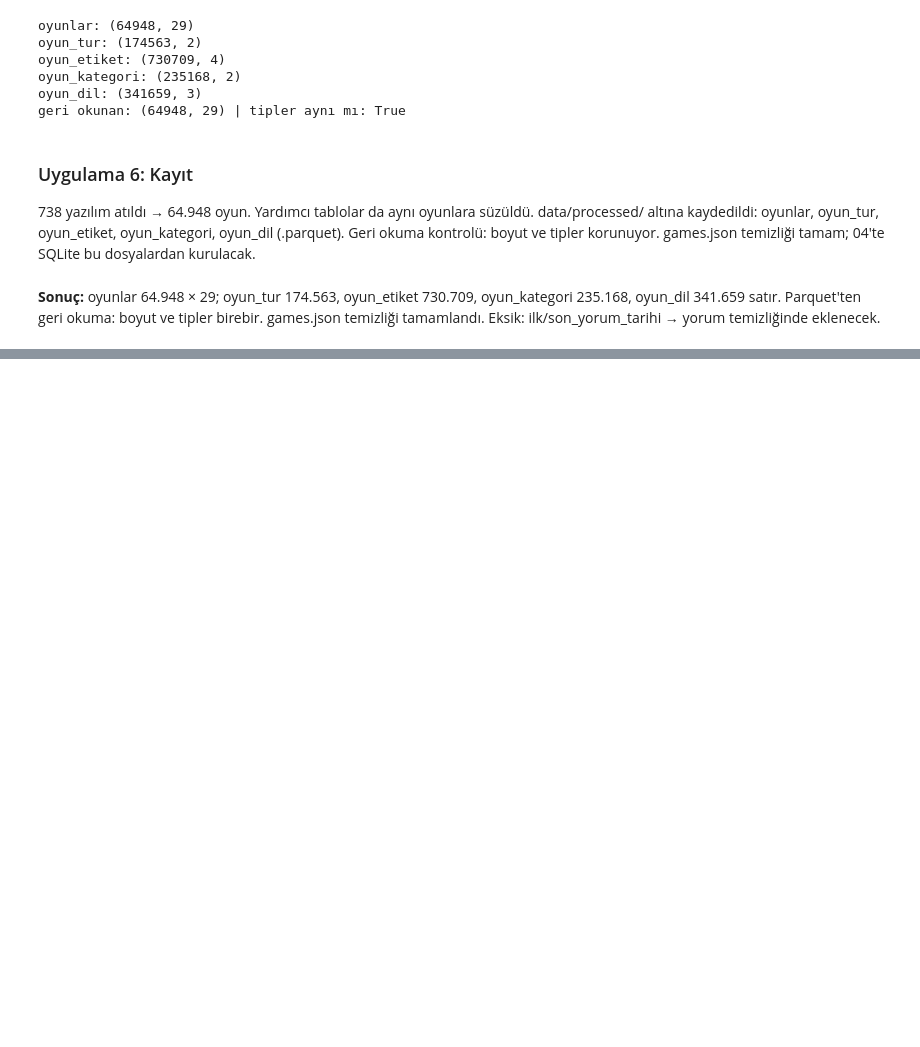
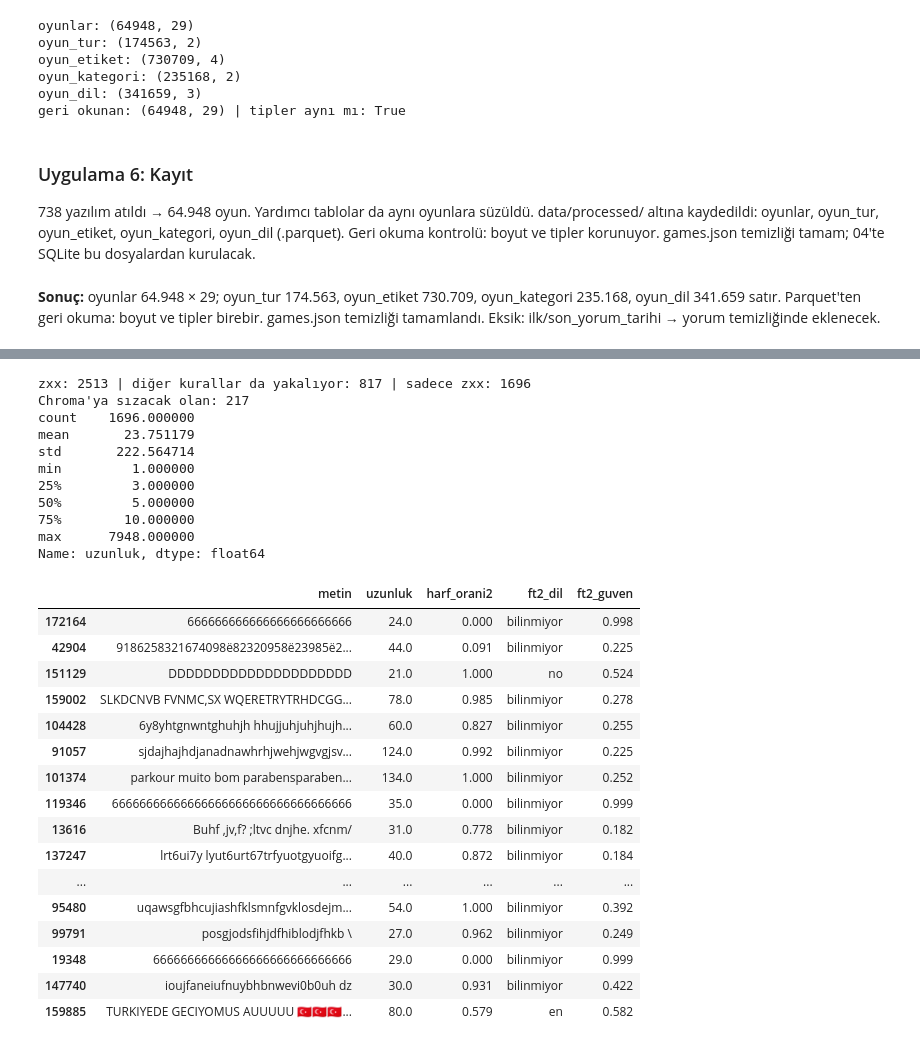
Before and after one commit to kaanaydin02/steam-oyun-asistani, a Jupyter notebook: notebooks/02_alt_kume_ve_temizlik.ipynb, the cells around one changed output, grey strips where cells are left out. Saved outputs shown, nothing was run; the diff lists cells and outputs as text; code cells hidden in the pictures; blank space fills up the shorter version.

```diff
--- a/notebooks/02_alt_kume_ve_temizlik.ipynb
+++ b/notebooks/02_alt_kume_ve_temizlik.ipynb
@@ -1695,0 +2253,28 @@ Eksik: ilk/son_yorum_tarihi → yorum temizliğinde eklenecek.
+# %%
+def ft_dil_bul_toplu2(metinler):
+    duz = [m.replace("\n", " ").replace("İ", "i").lower() if isinstance(m, str) else "" for m in metinler]
+    etiketler, olasiliklar = ft.predict(duz, k=1)
+    return [(None, 0.0) if not m.strip() else (e[0].replace("__label__", ""), min(float(o[0]), 1.0))
+            for m, e, o in zip(duz, etiketler, olasiliklar)]
+
+basla = time.time()
+ft_sonuc2 = ft_dil_bul_toplu2(dl["metin"])
+print("fastText (küçük harf) süre (sn):", round(time.time() - basla, 1))
+
+dl["ft2_ham"] = [s[0] for s in ft_sonuc2]
+dl["ft2_guven"] = [round(s[1], 3) for s in ft_sonuc2]
+dl["ft2_dil"] = [dil_karar(DIL_ESLEME.get(d, d), g) for d, g in zip(dl["ft2_ham"], dl["ft2_guven"])]
+
+dl.loc[harfsiz, ["dil", "ft_dil", "ft2_dil"]] = "bilinmiyor"
+
+print("bilinmiyor → py3langid:", (dl["dil"] == "bilinmiyor").sum(),
+      "| fastText:", (dl["ft_dil"] == "bilinmiyor").sum(),
+      "| fastText küçük harf:", (dl["ft2_dil"] == "bilinmiyor").sum())
+print(dl.groupby(araliklar, observed=True)[["dil", "ft_dil", "ft2_dil"]].agg(lambda g: round((g == "bilinmiyor").mean(), 3)))
+
+ikisi_de = (dl["dil"] != "bilinmiyor") & (dl["ft2_dil"] != "bilinmiyor")
+print("anlaşma (py3langid - fastText küçük harf):", round((dl.loc[ikisi_de, "dil"] == dl.loc[ikisi_de, "ft2_dil"]).mean(), 3))
+print("Türkçe → py3langid:", (dl["dil"] == "tr").sum(), "| fastText:", (dl["ft_dil"] == "tr").sum(),
+      "| fastText küçük harf:", (dl["ft2_dil"] == "tr").sum())
+
+dl.loc[[85450, 158917, 18247, 80779, 139198], ["metin", "ft_ham", "ft_guven", "ft2_ham", "ft2_guven"]]
@@ -1695,0 +2306,41 @@ Eksik: ilk/son_yorum_tarihi → yorum temizliğinde eklenecek.
+# %%
+zxx = dl["dil_ham"] == "zxx"
+diger_resim = dl["braille"] | ((dl["uzunluk"] >= 50) & (dl["harf_orani2"] < 0.3))
+sadece_zxx = zxx & ~diger_resim
+
+print("zxx:", zxx.sum(), "| diğer kurallar da yakalıyor:", (zxx & diger_resim).sum(), "| sadece zxx:", sadece_zxx.sum())
+
+kacak = sadece_zxx & (dl["uzunluk"] >= KISA_ESIK) & ~(dl["kopya"] & metin.duplicated())
+print("Chroma'ya sızacak olan:", kacak.sum())
+print(dl.loc[sadece_zxx, "uzunluk"].describe())
+
+dl.loc[kacak, ["metin", "uzunluk", "harf_orani2", "ft2_dil", "ft2_guven"]].sample(min(20, kacak.sum()), random_state=0)
+# %% [output]
+zxx: 2513 | diğer kurallar da yakalıyor: 817 | sadece zxx: 1696
+Chroma'ya sızacak olan: 217
+count    1696.000000
+mean       23.751179
+std       222.564714
+min         1.000000
+25%         3.000000
+50%         5.000000
+75%        10.000000
+max      7948.000000
+Name: uzunluk, dtype: float64
+|  | metin | uzunluk | harf_orani2 | ft2_dil | ft2_guven |
+| 172164 | 666666666666666666666666 | 24.0 | 0.000 | bilinmiyor | 0.998 |
+| 42904 | 9186258321674098ё82320958ё23985ё2... | 44.0 | 0.091 | bilinmiyor | 0.225 |
+| 151129 | DDDDDDDDDDDDDDDDDDDDD | 21.0 | 1.000 | no | 0.524 |
+| 159002 | SLKDCNVB FVNMC,SX WQERETRYTRHDCGG... | 78.0 | 0.985 | bilinmiyor | 0.278 |
+| 104428 | 6y8yhtgnwntghuhjh hhujjuhjuhjhujh... | 60.0 | 0.827 | bilinmiyor | 0.255 |
+| 91057 | sjdajhajhdjanadnawhrhjwehjwgvgjsv... | 124.0 | 0.992 | bilinmiyor | 0.225 |
+| 101374 | parkour muito bom parabensparaben... | 134.0 | 1.000 | bilinmiyor | 0.252 |
+| 119346 | 66666666666666666666666666666666666 | 35.0 | 0.000 | bilinmiyor | 0.999 |
+| 13616 | Buhf ,jv,f? ;ltvc dnjhe. xfcnm/ | 31.0 | 0.778 | bilinmiyor | 0.182 |
+| 137247 | lrt6ui7y lyut6urt67trfyuotgyuoifg... | 40.0 | 0.872 | bilinmiyor | 0.184 |
+| ... | ... | ... | ... | ... | ... |
+| 95480 | uqawsgfbhcujiashfklsmnfgvklosdejm... | 54.0 | 1.000 | bilinmiyor | 0.392 |
+| 99791 | posgjodsfihjdfhiblodjfhkb \ | 27.0 | 0.962 | bilinmiyor | 0.249 |
+| 19348 | 66666666666666666666666666666 | 29.0 | 0.000 | bilinmiyor | 0.999 |
+| 147740 | ioujfaneiufnuybhbnwevi0b0uh dz | 30.0 | 0.931 | bilinmiyor | 0.422 |
+| 159885 | TURKIYEDE GECIYOMUS AUUUUU 🇹🇷🇹🇷🇹🇷... | 80.0 | 0.579 | en | 0.582 |
```
Also changed, not shown: parts of 32 cells of this notebook.
